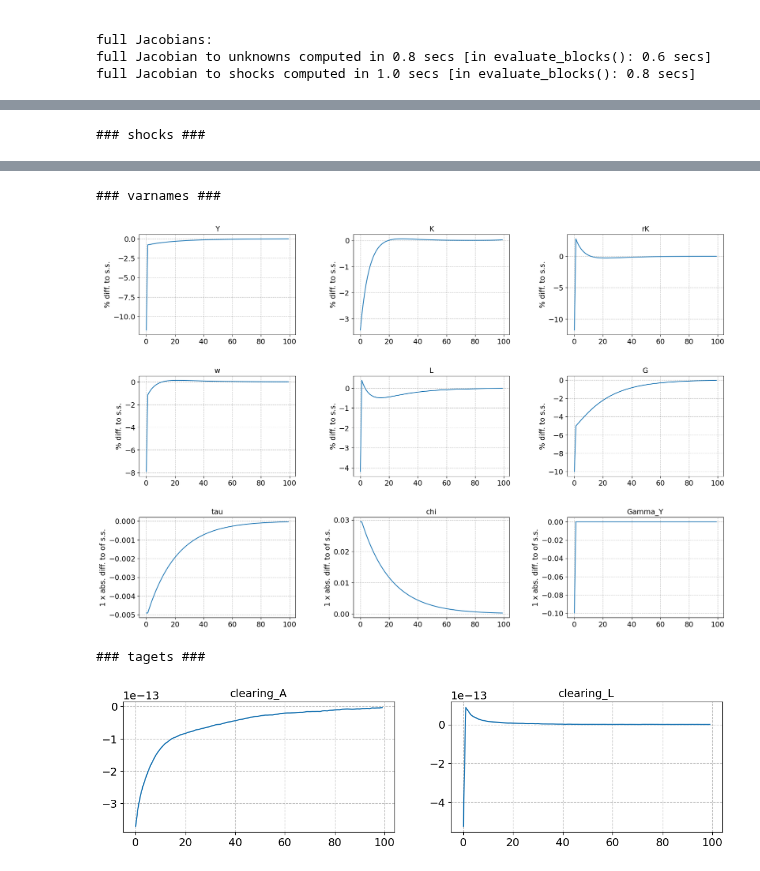
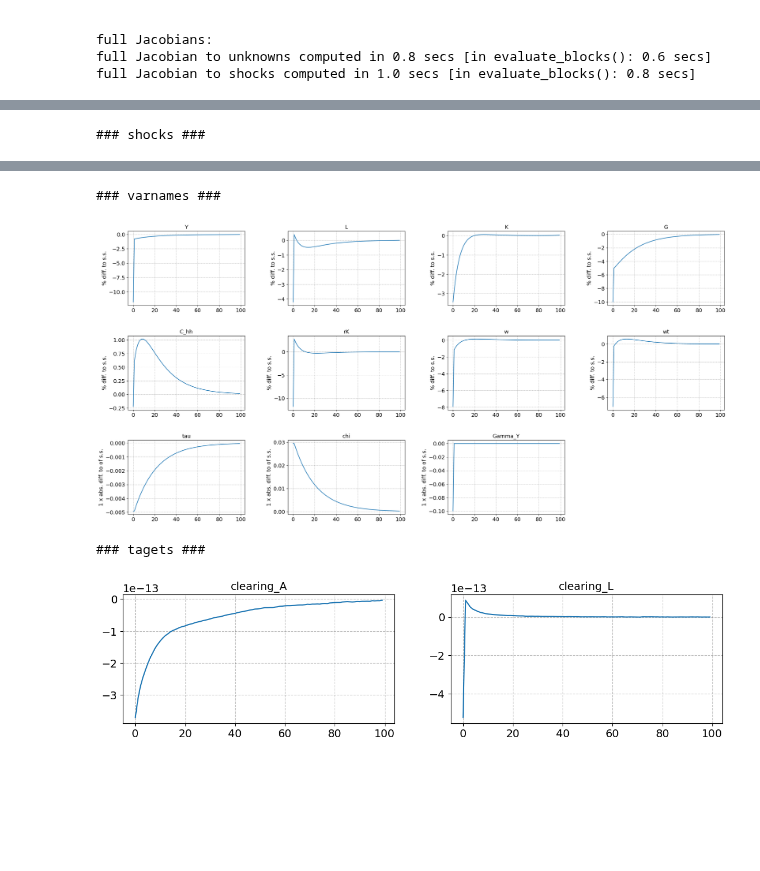
Before and after one commit to JohanOelgaard/AdvMacroHetAgent, a Jupyter notebook: Assignment 2/v1.3/HANCWelfareModel.ipynb, the cells around one changed output, grey strips where cells are left out. Drawn from its saved outputs; the diff is of its cells as text; code cells hidden in the pictures; blank space fills up the shorter version.

Commit message:
Added some more interesting plots to the notebook

```diff
--- a/Assignment 2/v1.3/HANCWelfareModel.ipynb
+++ b/Assignment 2/v1.3/HANCWelfareModel.ipynb
@@ -376,12 +376,12 @@ clearing_Y: terminal value is   0.46524929, but ss value is   0.00000000
 
 transition path found in 4.0 secs
 # %%
-paths = ['Y','K','rK','w','L','G','tau','chi','Gamma_Y']
-modelIII.show_IRFs(paths,ncols=3,T_max=100,abs_diff=['tau','chi','Gamma_Y'])
+paths = ['Y','L','K','G','C_hh','rK','w','wt','tau','chi','Gamma_Y']
+modelIII.show_IRFs(paths,ncols=4,T_max=100,abs_diff=['tau','chi','Gamma_Y'])
 # %% [output]
 ### shocks ###
 [figure]
 ### varnames ###
-[figure, old version]
+[figure, new version]
 ### tagets ###
 [figure]
```
